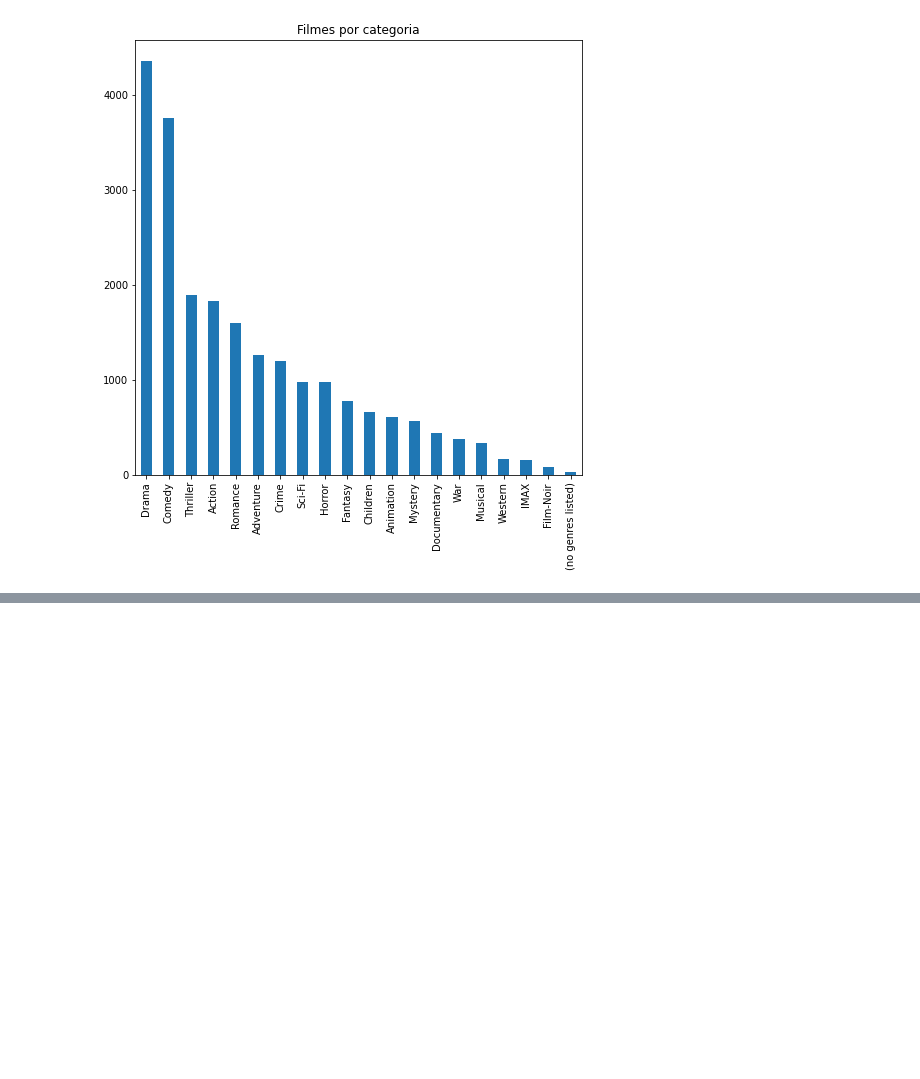
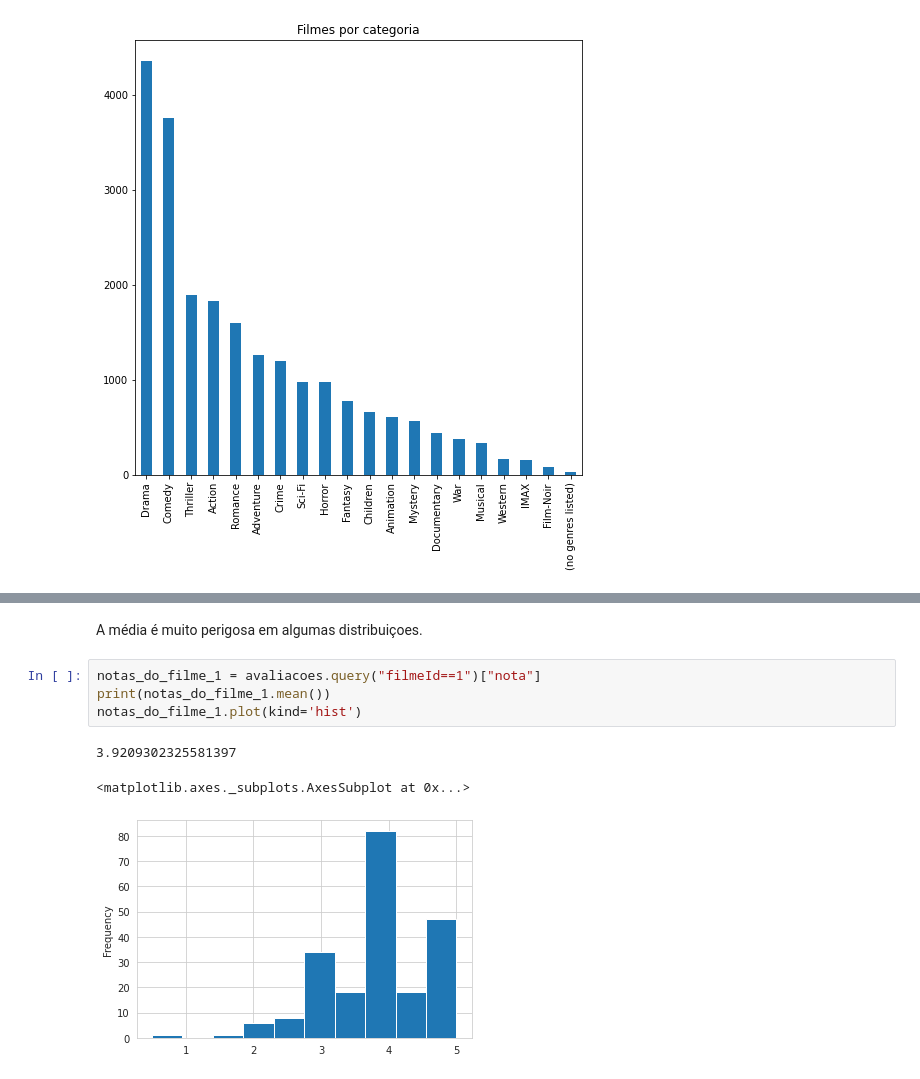
Before and after one commit to leticiagomescs/QuarentenaDados-Alura, a Jupyter notebook: Aula_02.ipynb, the cells around one changed output, grey strips where cells are left out. Cells and saved outputs as stored; diff of their text form; blank space fills up the shorter version.

```diff
--- a/Aula_02.ipynb
+++ b/Aula_02.ipynb
@@ -142,0 +204,10 @@ plt.show()
+# %% [markdown]
+A média é muito perigosa em algumas distribuiçoes.
+# %%
+notas_do_filme_1 = avaliacoes.query("filmeId==1")["nota"]
+print(notas_do_filme_1.mean())
+notas_do_filme_1.plot(kind='hist')
+# %% [output]
+3.9209302325581397
+<matplotlib.axes._subplots.AxesSubplot at 0x...>
+[figure, added]
```
Also changed, not shown: parts of 42 cells of this notebook.
